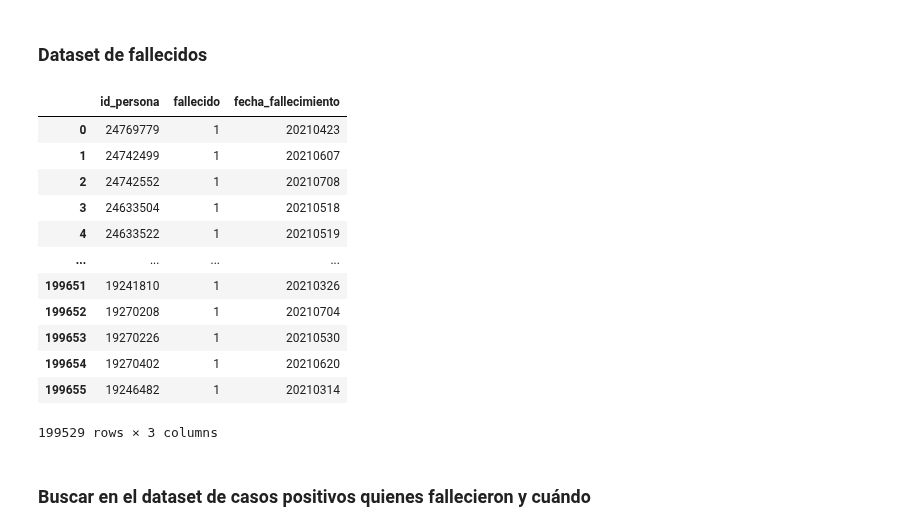
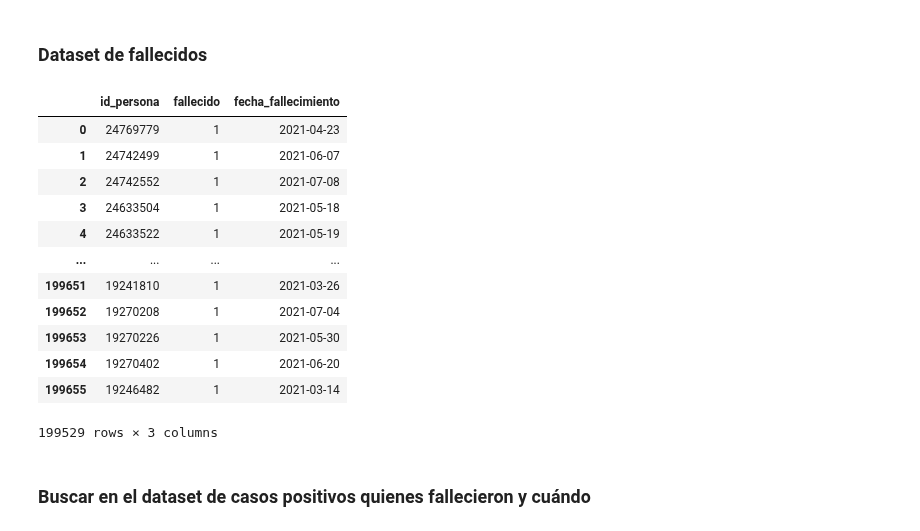
Before and after one commit to xxotto/covid19-Peru, a Jupyter notebook: 3_DataFiltering3.ipynb, the cells around one changed output. Cells and saved outputs as stored; diff of their text form; code cells hidden in the pictures.

```diff
--- a/3_DataFiltering3.ipynb
+++ b/3_DataFiltering3.ipynb
@@ -117,33 +115,33 @@ df_cas
 # %%
 # Leer el dataset
 url_fal = 'RawData/fallecidos_covid.csv'
 col_fal = ['FECHA_FALLECIMIENTO', 'id_persona']
 df_fal = pd.read_csv(url_fal, sep = ';', usecols = col_fal, dtype = {'FECHA_FALLECIMIENTO':'int32',
                                                                      'EDAD_DECLARADA': 'int8'})
 df_fal = df_fal.dropna()  # Drop nan values
 df_fal['fallecido'] = 1
 df_fal = df_fal.astype({'id_persona': 'int32', 'fallecido': 'int8'})
 
 # Transformar a formato fecha
-#df_fal.loc[:,'FECHA_FALLECIMIENTO'] = pd.to_datetime(df_fal['FECHA_FALLECIMIENTO'], format = '%Y%m%d')
+df_fal.loc[:,'FECHA_FALLECIMIENTO'] = pd.to_datetime(df_fal['FECHA_FALLECIMIENTO'], format = '%Y%m%d')
 
 # Ordenar columnas
 df_fal.rename(columns = {'FECHA_FALLECIMIENTO':'fecha_fallecimiento'}, inplace=True)
 df_fal = df_fal[['id_persona', 'fallecido', 'fecha_fallecimiento']]
 df_fal
 # %% [output]
 |  | id_persona | fallecido | fecha_fallecimiento |
-| 0 | 24769779 | 1 | 20210423 |
-| 1 | 24742499 | 1 | 20210607 |
-| 2 | 24742552 | 1 | 20210708 |
-| 3 | 24633504 | 1 | 20210518 |
-| 4 | 24633522 | 1 | 20210519 |
+| 0 | 24769779 | 1 | 2021-04-23 |
+| 1 | 24742499 | 1 | 2021-06-07 |
+| 2 | 24742552 | 1 | 2021-07-08 |
+| 3 | 24633504 | 1 | 2021-05-18 |
+| 4 | 24633522 | 1 | 2021-05-19 |
 | ... | ... | ... | ... |
-| 199651 | 19241810 | 1 | 20210326 |
-| 199652 | 19270208 | 1 | 20210704 |
-| 199653 | 19270226 | 1 | 20210530 |
-| 199654 | 19270402 | 1 | 20210620 |
-| 199655 | 19246482 | 1 | 20210314 |
+| 199651 | 19241810 | 1 | 2021-03-26 |
+| 199652 | 19270208 | 1 | 2021-07-04 |
+| 199653 | 19270226 | 1 | 2021-05-30 |
+| 199654 | 19270402 | 1 | 2021-06-20 |
+| 199655 | 19246482 | 1 | 2021-03-14 |
 199529 rows × 3 columns
 # %% [markdown]
 ### Buscar en el dataset de casos positivos quienes fallecieron y cuándo
```
Also changed, not shown: parts of 3 cells of this notebook, 2 other files.
